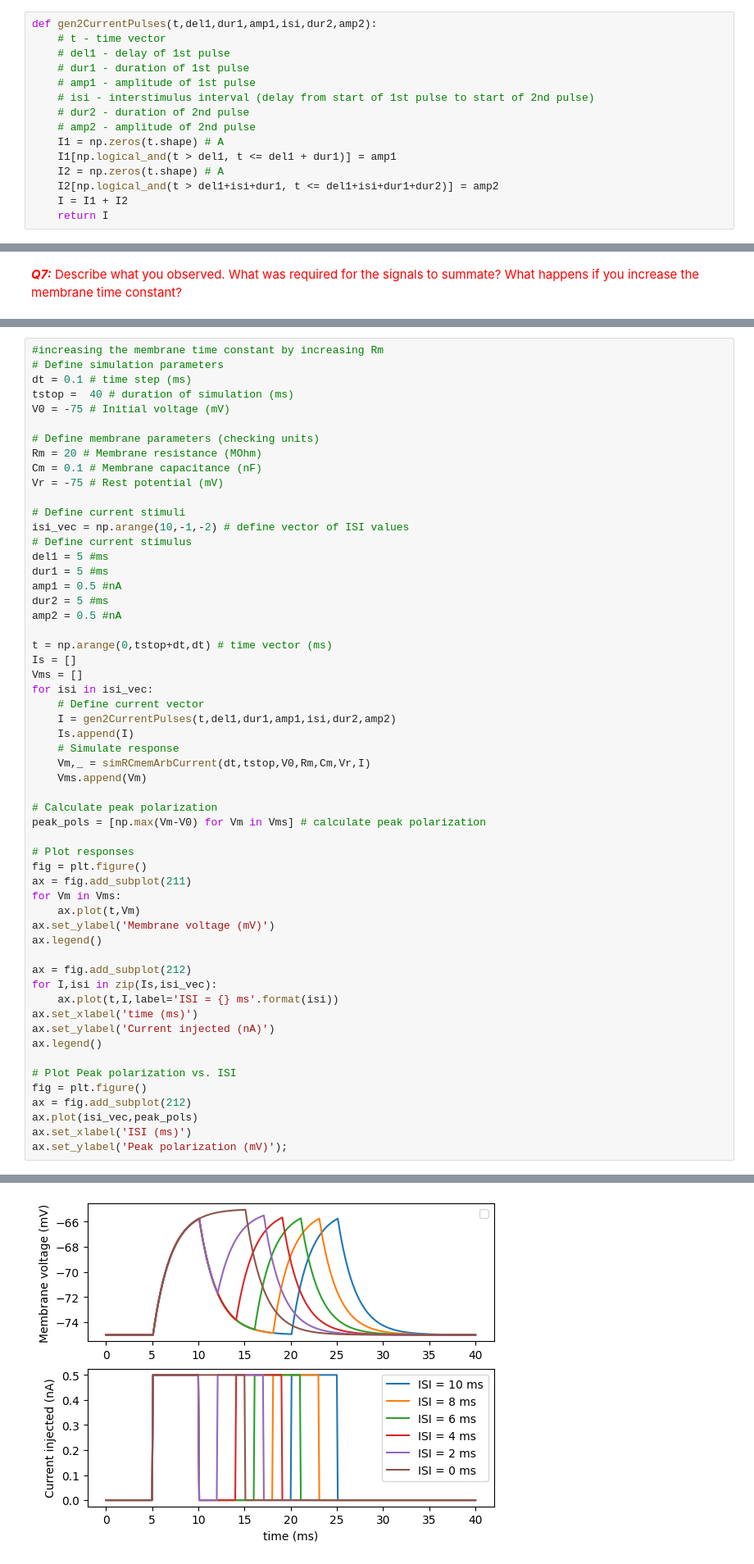
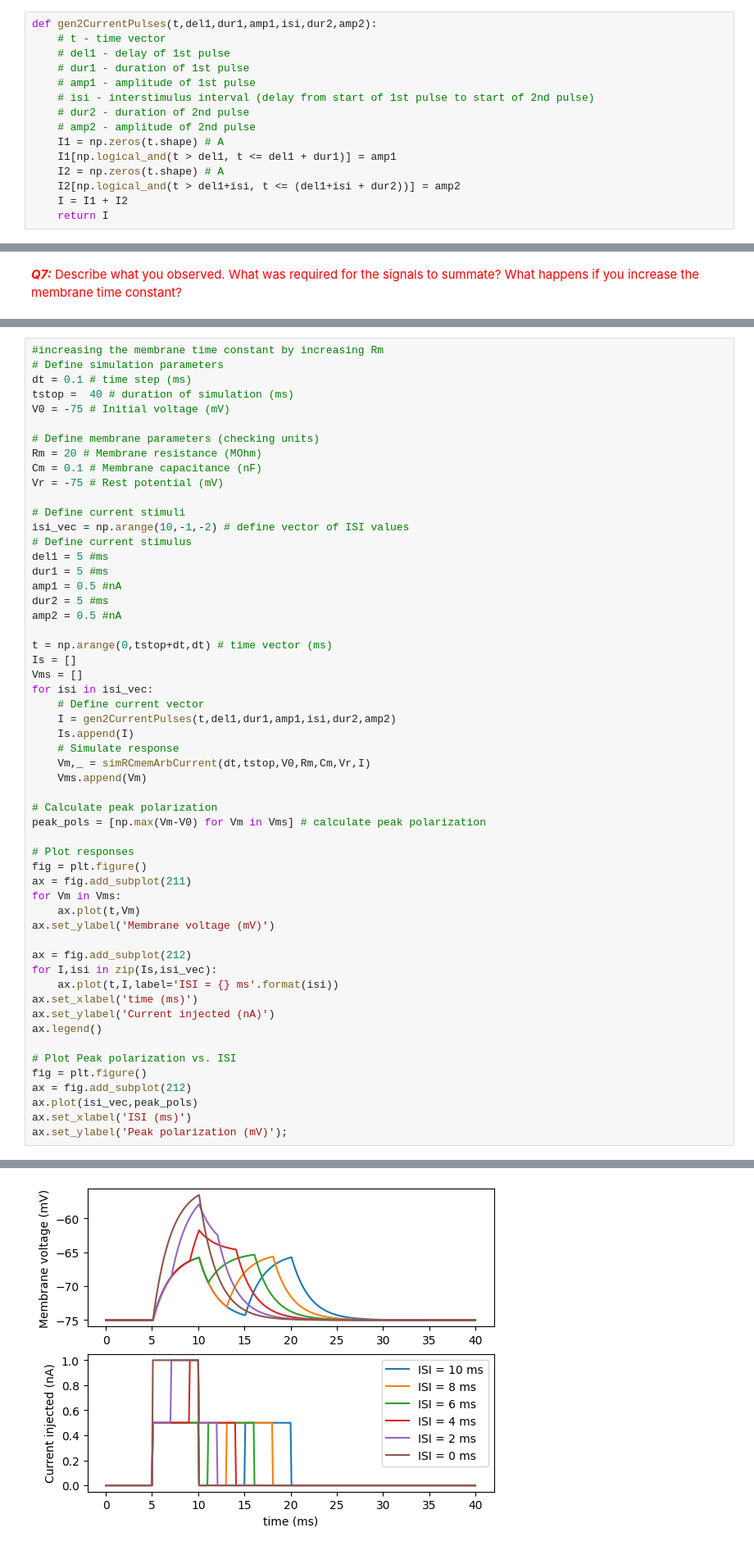
Before and after one commit to penelopetir/24SBIOL74.03PT, a Jupyter notebook: Exercise_4_RC_Circuit_Neuron_Model.ipynb, the cells around one changed output, grey strips where cells are left out. Shown at 82% size. Drawn from its saved outputs; the diff is of its cells as text.

```diff
--- a/Exercise_4_RC_Circuit_Neuron_Model.ipynb
+++ b/Exercise_4_RC_Circuit_Neuron_Model.ipynb
@@ -375,7 +375,7 @@ def gen2CurrentPulses(t,del1,dur1,amp1,isi,dur2,amp2):
     I1 = np.zeros(t.shape) # A
     I1[np.logical_and(t > del1, t <= del1 + dur1)] = amp1
     I2 = np.zeros(t.shape) # A
-    I2[np.logical_and(t > del1+isi+dur1, t <= del1+isi+dur1+dur2)] = amp2
+    I2[np.logical_and(t > del1+isi, t <= (del1+isi + dur2))] = amp2
     I = I1 + I2
     return I
 # %% [markdown]
@@ -561,7 +556,6 @@ ax = fig.add_subplot(211)
 for Vm in Vms:
     ax.plot(t,Vm)
 ax.set_ylabel('Membrane voltage (mV)')
-ax.legend()
 
 ax = fig.add_subplot(212)
 for I,isi in zip(Is,isi_vec):
@@ -587 +574 @@ WARNING:matplotlib.legend:No artists with labels found to put in legend.  Note t
-[figure, old version]
+[figure, new version]
```
Also changed, not shown: parts of 9 cells of this notebook.
